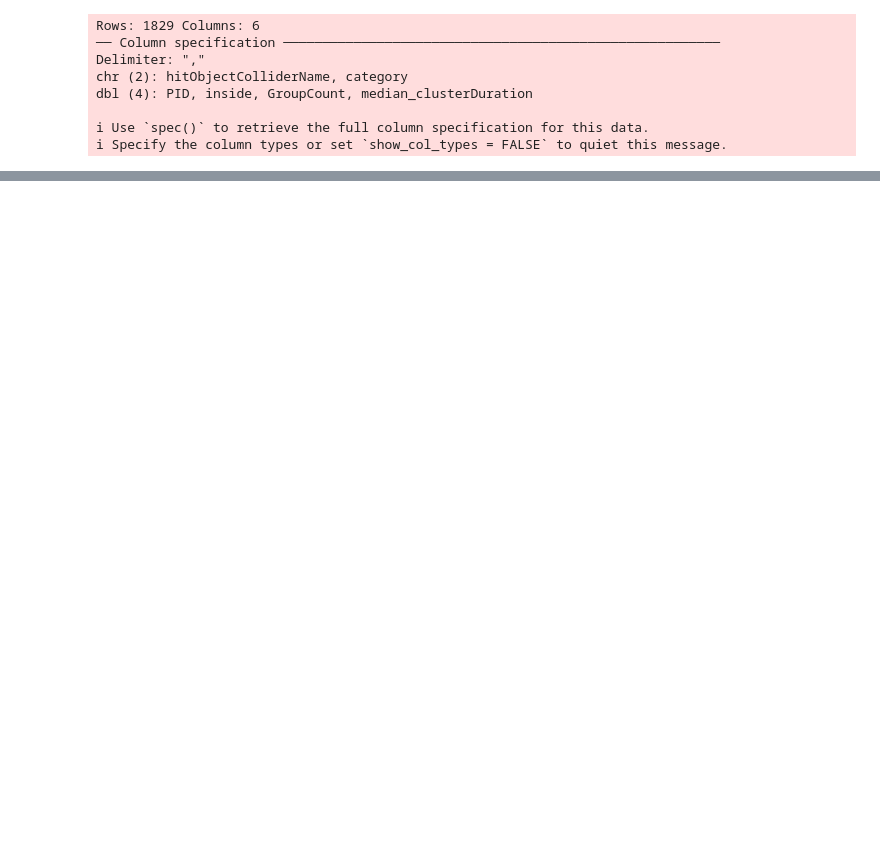
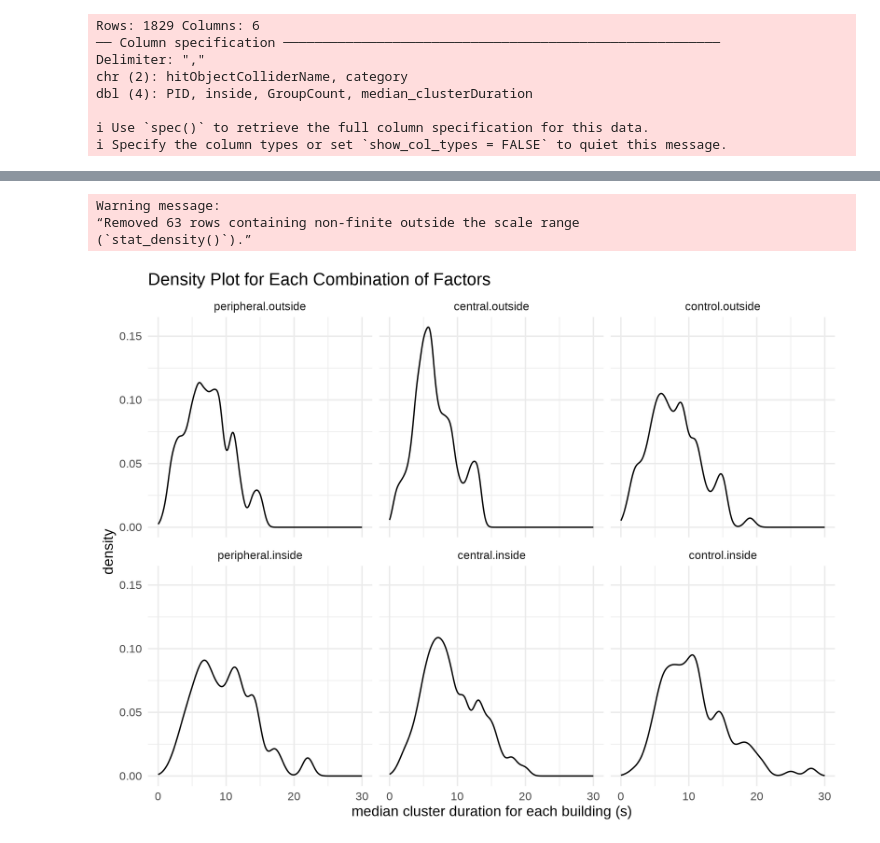
Before and after one commit to SanD94/VReGTrET, a Jupyter notebook: GraphTheory_ET_VR_Westbrueck/Analysis/raw_gaze_analysis/playground.ipynb, the cells around one changed output, grey strips where cells are left out. Cells and saved outputs as stored; diff of their text form; code cells hidden in the pictures; blank space fills up the shorter version.

```diff
--- a/GraphTheory_ET_VR_Westbrueck/Analysis/raw_gaze_analysis/playground.ipynb
+++ b/GraphTheory_ET_VR_Westbrueck/Analysis/raw_gaze_analysis/playground.ipynb
@@ -52,0 +186,15 @@ ggplot(mtcars, aes(mpg, wt)) +
+# %%
+df_node |>
+  ggplot(aes(x = connections)) +
+  geom_density(alpha = 0.6) +  # Adjust alpha for transparency
+  xlim(0,30)+
+  facet_wrap(~ interaction(group, building_location)) +  # Facet by the interaction of the two factors
+  theme_minimal() +
+  labs(title = "Density Plot for Each Combination of Factors",
+       x = "median cluster duration for each building (s)",
+       y = "density")
+# %% [output]
+Warning message:
+“Removed 63 rows containing non-finite outside the scale range
+(`stat_density()`).”
+[figure, added]
```
Also changed, not shown: parts of 11 cells of this notebook, 2 other files.
